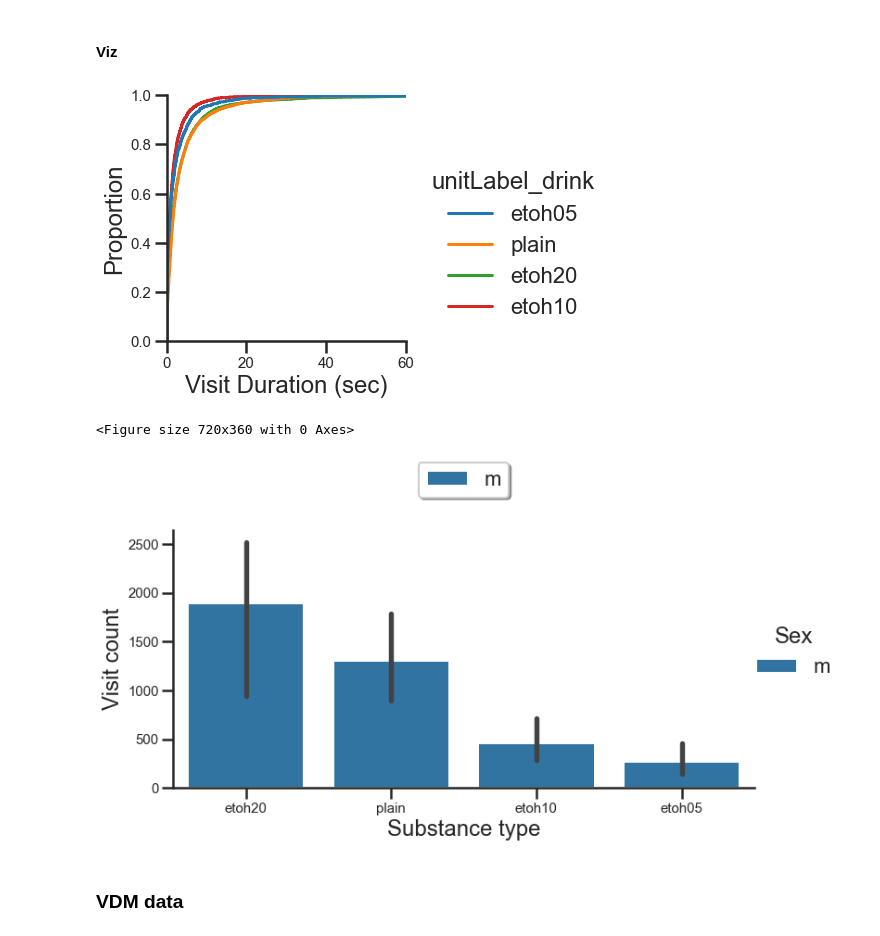
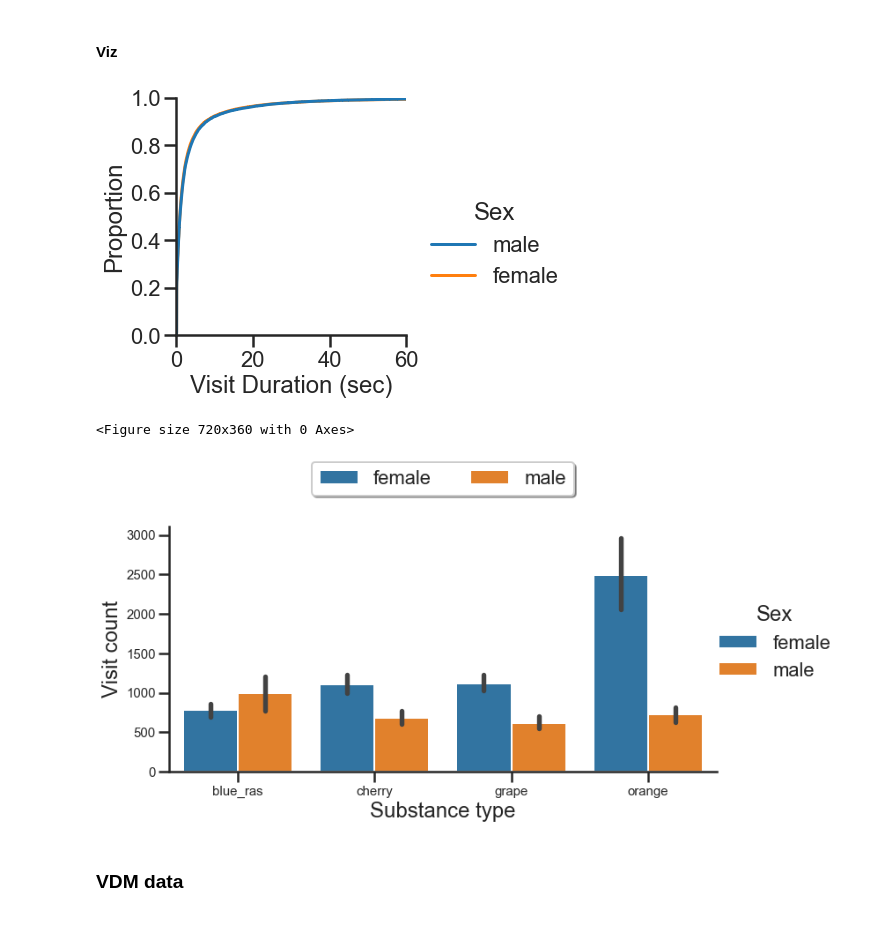
Before and after one commit to grace3999/RFID_polysubstance, a Jupyter notebook: RFID_VDM_KA.ipynb, the cells around one changed output. Saved outputs shown, nothing was run; the diff lists cells and outputs as text; code cells hidden in the pictures.

```diff
--- a/RFID_VDM_KA.ipynb
+++ b/RFID_VDM_KA.ipynb
@@ -310,0 +301,7 @@ print(data_RFID_next.shape)
+# %%
+RFID_bottle_assignment_path = '/Users/abbieschindler/Documents/Schindler_Lab/Data/RFID_VDM/meta/prev/bottle_assignment_RFID.xlsx'
+
+RFID_bottle_assignment = pd.read_excel(RFID_bottle_assignment_path)
+RFID_bottle_assignment = pd.DataFrame(data = RFID_bottle_assignment)
+print(RFID_bottle_assignment.shape)
+RFID_bottle_assignment.head()
@@ -310,0 +316,8 @@ print(data_RFID_next.shape)
+# %%
+file=data_RFID['RFID_file'].unique()[0]
+RFID_bottle_map = RFID_bottle_assignment[RFID_bottle_assignment['RFID_file']==file].reset_index().loc[0,'Spyder1.1':'Spyder2.32'].to_dict()
+
+data_RFID['unitLabel_drink'] = data_RFID['unitLabel'].map(RFID_bottle_map)
+print(data_RFID.shape)
+
+data_RFID.head()
@@ -313,9 +363,9 @@ print(data_RFID_next.shape)
 # %%
-meta_path = '/Users/abbieschindler/Documents/Schindler_Lab/Data/RFID/meta/meta_data_1.0.xlsx'
+meta_path = '/Users/abbieschindler/Documents/Schindler_Lab/Data/RFID_VDM/meta/meta_data.xlsx'
 meta_data = pd.read_excel(meta_path)
 meta_data = pd.DataFrame(data = meta_data)
 
-data_RFID_final = meta_data.merge(data_RFID_next.reset_index(), on='IdRFID', sort=False)
+data_RFID_final = meta_data.merge(data_RFID.reset_index(), on='IdRFID', sort=False)
 
 print(data_RFID_final.shape)
 data_RFID_final.head()
@@ -330,16 +380,11 @@ data_RFID_final.head()
 # %%
-data_RFID_final = data_RFID_final[['Round', 'Round_info', 'Timepoint', 'Cage_N', 'Cage', 'Animal',
-                                   'Injury', 'Sex', 'IdRFID', 'weight_pre', 'weight_post', 'weight_diff',
-                                   'notes',
-                                   'unitLabel', 'unitLabel_drink', 'eventDuration',
-                                   'RFID_datetime_start', 'RFID_datetime_end',
-                                   'RFID_datetime_start_next', 'IdRFID_next',
-                                   'IdRFID_diff_next', 'time_diff_next', 'time_diff_next_round',
-                                   'RFID_time_start', 'RFID_time_end',
-                                   'RFID_date', 'RFID_day', 'ld', 'ld_seg', 'RFID_day_count',
-                                   'RFID_hour', 'RFID_min', 'RFID_second',
+data_RFID_final = data_RFID_final[['Round', 'Build', 'Timepoint', 'Cage', 'IdRFID', 'Animal', 'Injury', 'Sex', 'Cage_N',
+                                   'unitLabel_drink', 'unitLabel', 'eventDuration',
+                                   'ld_cycle', 'ld_day', 'day', 'RFID_hour', 'RFID_min', 'RFID_second',
+                                   'RFID_datetime_start', 'RFID_datetime_end', 'RFID_time_start', 'RFID_time_end',
                                    'RFID_min_count', 'RFID_sec_count',
-                                   'RFID_hour_count_running', 'RFID_min_count_running', 'RFID_sec_count_running']]
+                                   'RFID_hour_count_running', 'RFID_min_count_running', 'RFID_sec_count_running',
+                                   'RFID_file', 'weight_pre', 'weight_post', 'weight_diff', 'notes',]]
 
 print(data_RFID_final.shape)
 data_RFID_final.head()
@@ -354,24 +414,24 @@ data_RFID_final.head()
 # %% [markdown]
 #### Viz
 # %%
-data_int = data_RFID_final[data_RFID_final['eventDuration'] > 1]
-sns.displot(data=data_RFID_final, x="eventDuration", kind="ecdf", hue='unitLabel_drink')
+data_int = data_RFID_final
+sns.displot(data=data_int, x="eventDuration", kind="ecdf", hue='Sex')
 plt.xlabel('Visit Duration (sec)')
 plt.xlim(0, 60)
 plt.show()
 # %% [output]
-[figure, old version]
+[figure, new version]
 # %%
-data_int = data_RFID_final[data_RFID_final['eventDuration']>0.2]
+data_int = data_RFID_final
 
-data_int = data_int.groupby(['IdRFID', 'Sex', 'Cage'])['unitLabel_drink'].value_counts().reset_index(name='count')
+data_int = data_int.groupby(['Sex', 'IdRFID', 'Cage_N', 'day', 'unitLabel_drink'])['eventDuration'].sum().reset_index(name='count')
 
 plt.figure(figsize=(10,5))
 params = {'axes.labelsize': 30,
           'axes.titlesize': 30}
 plt.rc('xtick', labelsize=15)
 plt.rc('ytick', labelsize=15)
-sns.catplot(data=data_int, x="unitLabel_drink", y='count', hue="Sex", kind='bar', height=5, aspect=2,)
+sns.catplot(data=data_int, x="unitLabel_drink", y='count', hue="Sex", kind='bar', height=5, aspect=2, ci=68,)
 plt.legend(loc='upper center', bbox_to_anchor=(0.5, 1.3),
           ncol=5, fancybox=True, shadow=True)
 plt.xlabel('Substance type')
@@ -379,7 +439,7 @@ plt.ylabel('Visit count')
 plt.show()
 # %% [output]
 <Figure size 720x360 with 0 Axes>
-[figure, old version]
+[figure, new version]
 # %% [markdown]
 ### VDM data
 # %% [markdown]
```
Also changed, not shown: parts of 68 cells of this notebook.
